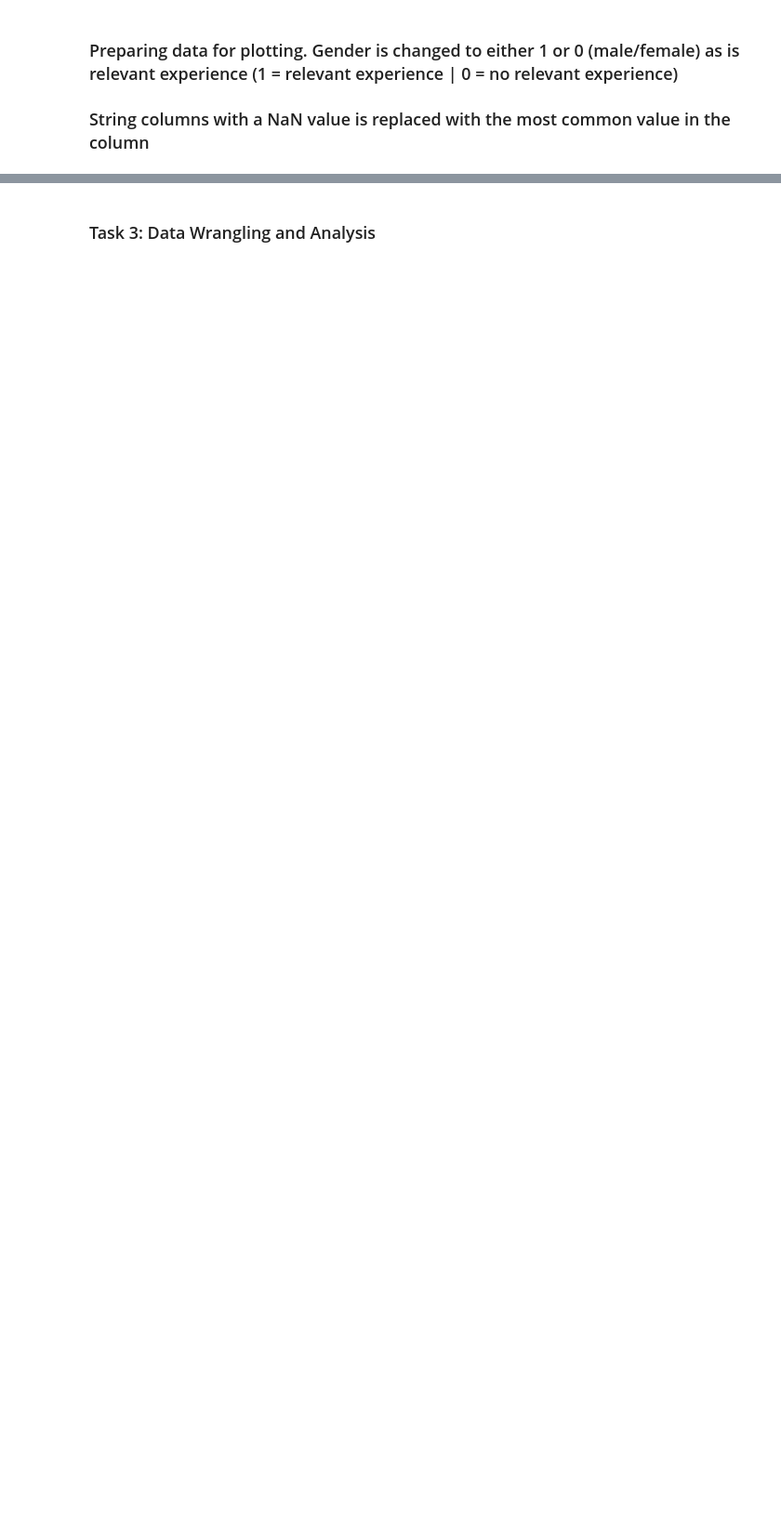
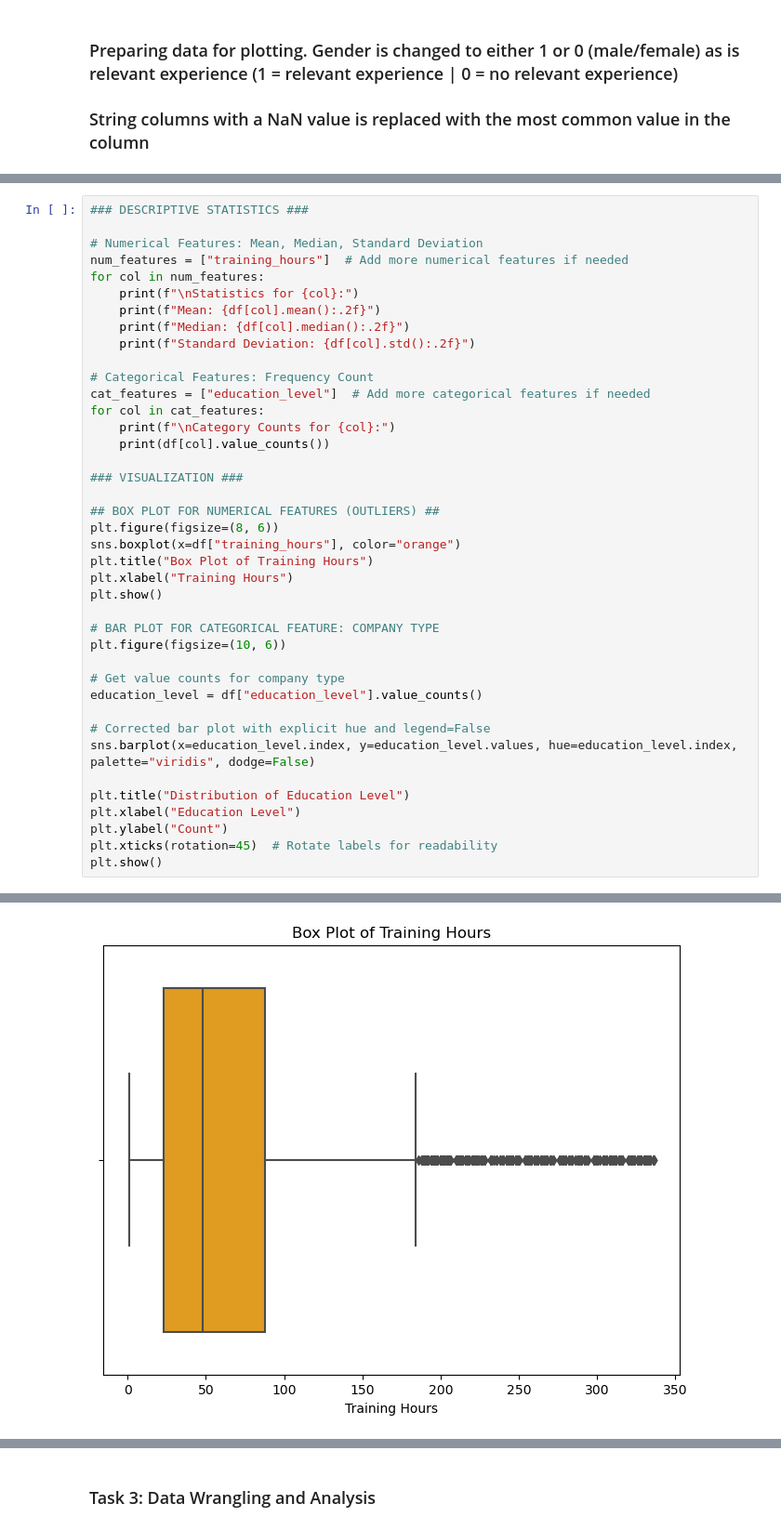
Before and after one commit to EmmsDK/AI-OLA1, a Jupyter notebook: AI OLA 1.ipynb, the cells around one changed output, grey strips where cells are left out. Shown at 93% size. Drawn from its saved outputs; the diff is of its cells as text; blank space fills up the shorter version.

```diff
--- a/AI OLA 1.ipynb
+++ b/AI OLA 1.ipynb
@@ -186,0 +270,41 @@ Name: count, dtype: int64
+# %%
+### DESCRIPTIVE STATISTICS ###
+
+# Numerical Features: Mean, Median, Standard Deviation
+num_features = ["training_hours"]  # Add more numerical features if needed
+for col in num_features:
+    print(f"\nStatistics for {col}:")
+    print(f"Mean: {df[col].mean():.2f}")
+    print(f"Median: {df[col].median():.2f}")
+    print(f"Standard Deviation: {df[col].std():.2f}")
+
+# Categorical Features: Frequency Count
+cat_features = ["education_level"]  # Add more categorical features if needed
+for col in cat_features:
+    print(f"\nCategory Counts for {col}:")
+    print(df[col].value_counts())
+
+### VISUALIZATION ###
+
+## BOX PLOT FOR NUMERICAL FEATURES (OUTLIERS) ##
+plt.figure(figsize=(8, 6))
+sns.boxplot(x=df["training_hours"], color="orange")
+plt.title("Box Plot of Training Hours")
+plt.xlabel("Training Hours")
+plt.show()
+
+# BAR PLOT FOR CATEGORICAL FEATURE: COMPANY TYPE
+plt.figure(figsize=(10, 6))
+
+# Get value counts for company type
+education_level = df["education_level"].value_counts()
+
+# Corrected bar plot with explicit hue and legend=False
+sns.barplot(x=education_level.index, y=education_level.values, hue=education_level.index, palette="viridis", dodge=False)
+
+plt.title("Distribution of Education Level")
+plt.xlabel("Education Level")
+plt.ylabel("Count")
+plt.xticks(rotation=45)  # Rotate labels for readability
+plt.show()
+# %% [output]
@@ -186,0 +324 @@ Name: count, dtype: int64
+[figure, added]
```
Also changed, not shown: parts of 30 cells of this notebook.
